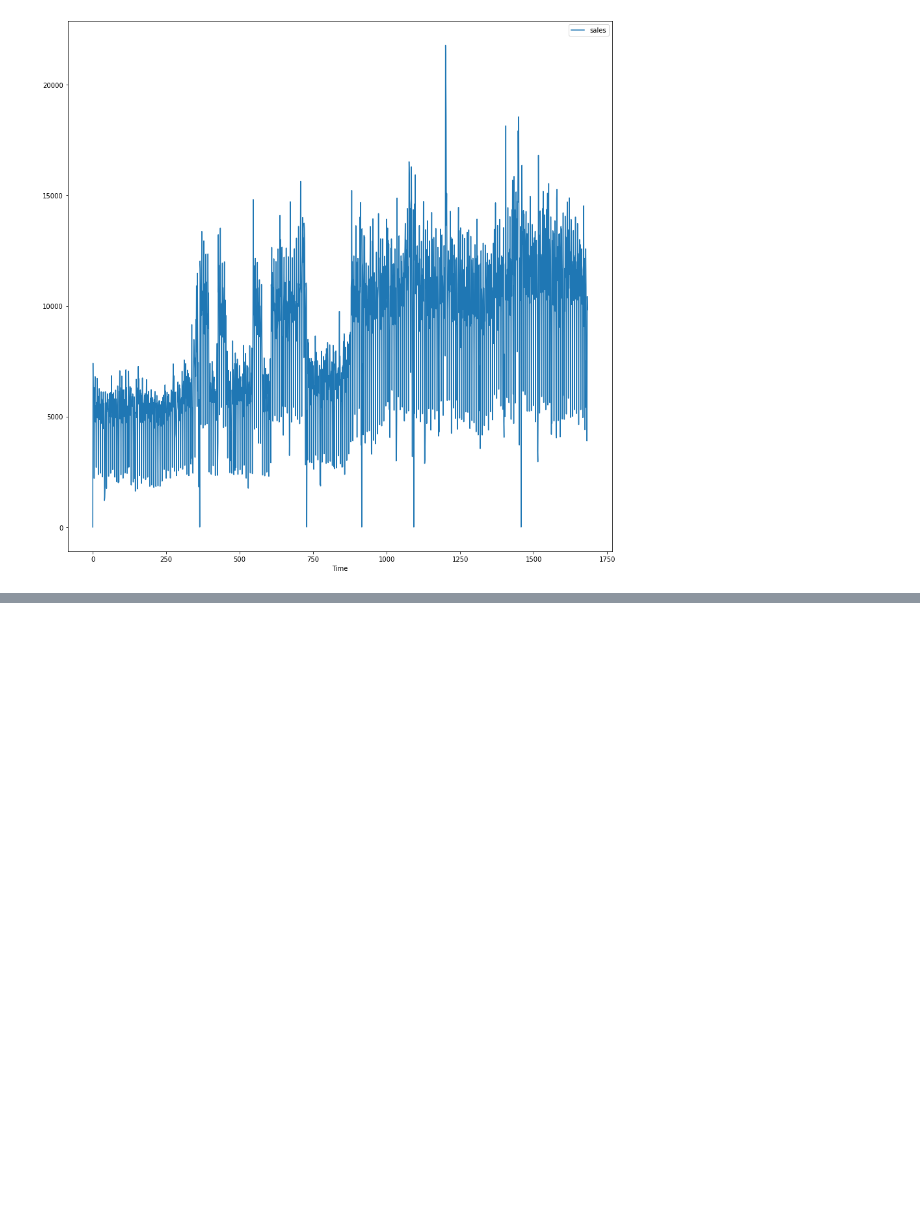
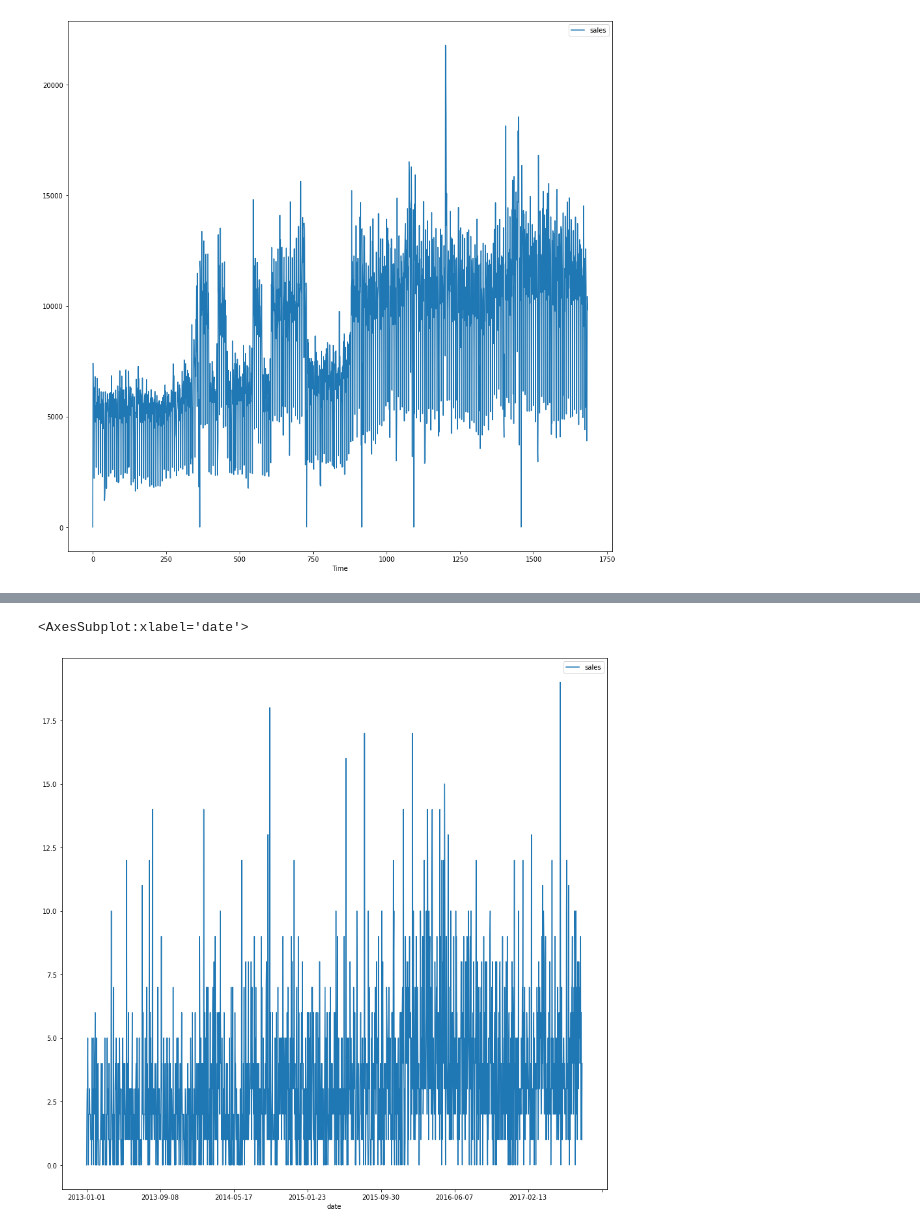
Before and after one commit to AnthonyWilson1/Store-Sales-Time-Series, a Jupyter notebook: TimeSeriesVisuals.ipynb, the cells around one changed output, grey strips where cells are left out. Drawn from its saved outputs; the diff is of its cells as text; code cells hidden in the pictures; blank space fills up the shorter version.

```diff
--- a/TimeSeriesVisuals.ipynb
+++ b/TimeSeriesVisuals.ipynb
@@ -228,3 +228,6 @@ sales_one_df.plot(x="Time")
 # %% [output]
 <AxesSubplot:xlabel='Time'>
 [figure]
+# %%
+train_one_auto = train_one[train_one["family"] == "AUTOMOTIVE"]
+train_one_auto.head()
@@ -230,0 +241,5 @@ sales_one_df.plot(x="Time")
+# %%
+train_one_auto.plot(x='date', y = 'sales')
+# %% [output]
+<AxesSubplot:xlabel='date'>
+[figure, added]
```
Also changed, not shown: parts of 9 cells of this notebook, 1 other file.
